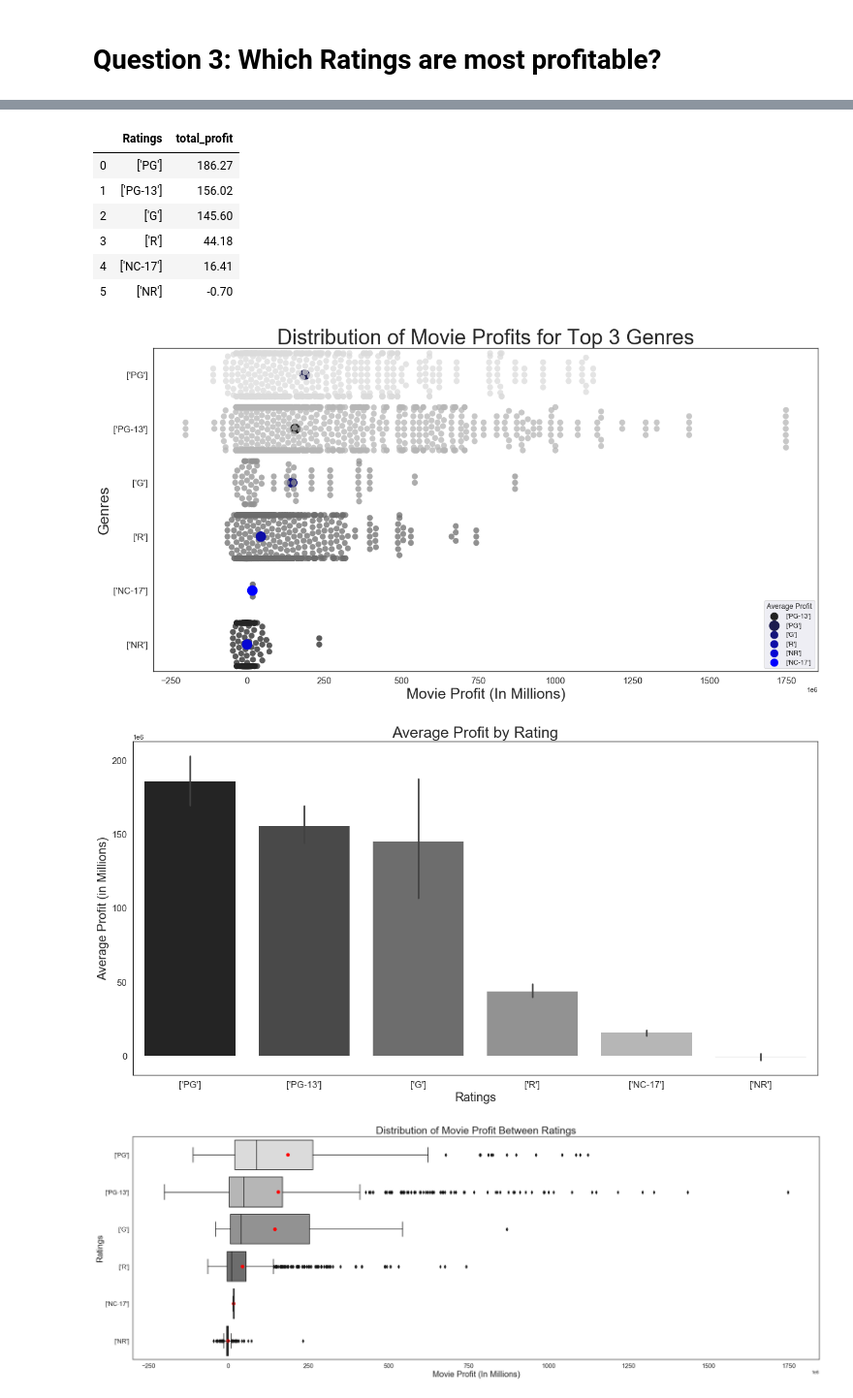
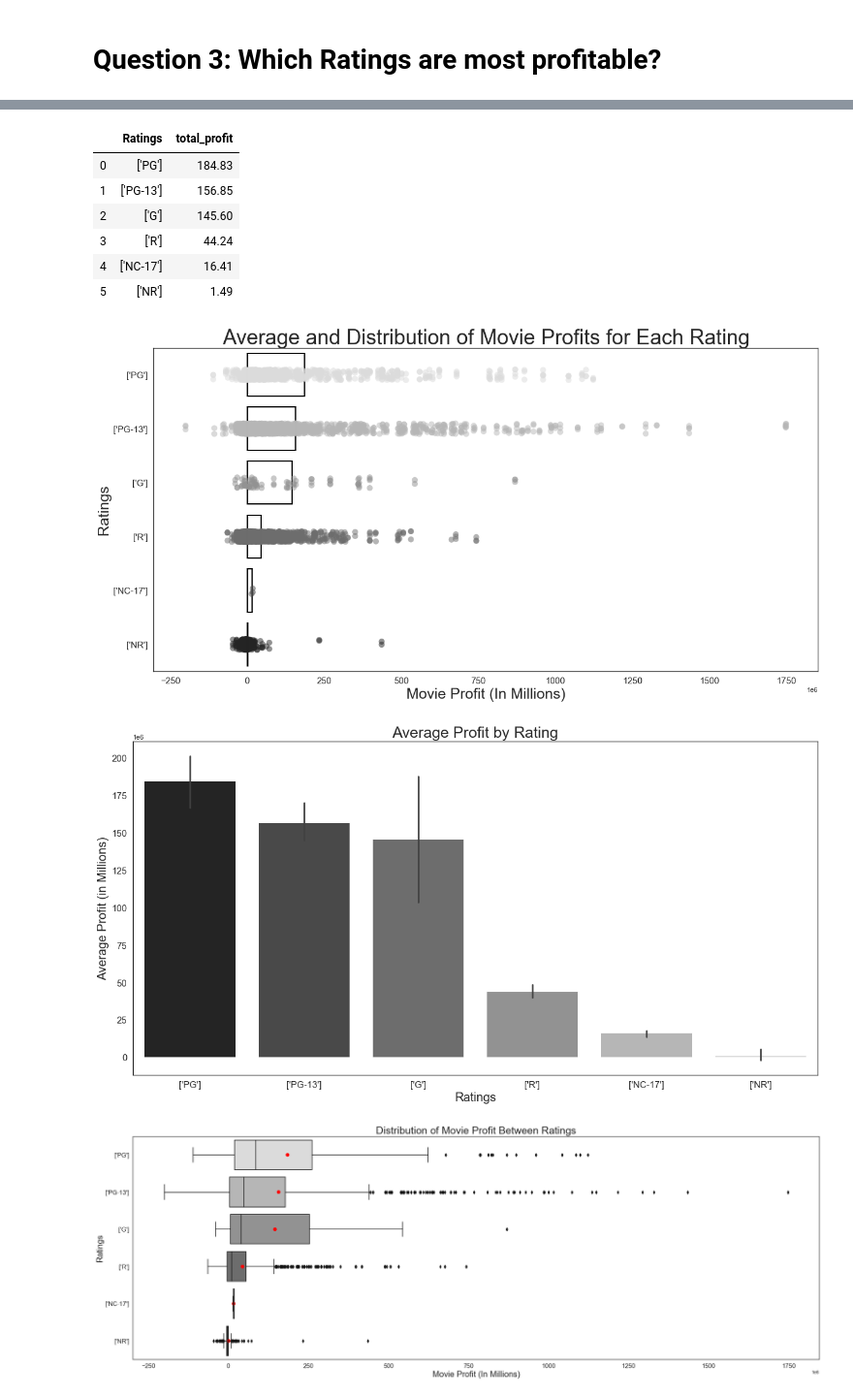
Before and after one commit to miriamsemmar/dsc-mod-1-project-v2-1-onl01-dtsc-pt-041320, a Jupyter notebook: student.ipynb, the cells around one changed output, grey strips where cells are left out. Shown: that part at 97% size. Drawn from its saved outputs; the diff is of its cells as text; code cells hidden in the pictures.

```diff
--- a/student.ipynb
+++ b/student.ipynb
@@ -1320,3 +1026,7 @@ See the caveats in the documentation: http://pandas.pydata.org/pandas-docs/stabl
+# %%
+#Re-naming the dataframe we create earlier as the same exact CSV
+
+Explode_genres = pd.read_csv("Explode_genres.csv")
 # %%
 Explode_genres.head()
 # %% [output]
@@ -1449,33 +1159,32 @@ ratings_avg_profit.reset_index(inplace=True)
 ratings_avg_profit.head(10)
 # %% [output]
 |  | Ratings | total_profit |
-| 0 | ['PG'] | 186.27 |
-| 1 | ['PG-13'] | 156.02 |
+| 0 | ['PG'] | 184.83 |
+| 1 | ['PG-13'] | 156.85 |
 | 2 | ['G'] | 145.60 |
-| 3 | ['R'] | 44.18 |
+| 3 | ['R'] | 44.24 |
 | 4 | ['NC-17'] | 16.41 |
-| 5 | ['NR'] | -0.70 |
+| 5 | ['NR'] | 1.49 |
 # %%
 #plotting distribution of ratings
 
+order = ["['PG']","['PG-13']","['G']","['R']","['NC-17']","['NR']"]
+
 sns.set_style("white")
 f, ax = plt.subplots(figsize=(20, 10))
-mean = sns.pointplot(y='Ratings',x='total_profit',data=Explode_genres,orient='h',linestyles = 'None', scale=2,
-                     ci=None,color='blue',markers = 'o',hue='Ratings',
-                     order=["['PG']","['PG-13']","['G']","['R']","['NC-17']","['NR']"],label='mean')
-distro = sns.swarmplot(y='Ratings',x='total_profit',data=Explode_genres,orient='h',palette="gray_r",size=10,
-                       alpha=0.75,order=["['PG']","['PG-13']","['G']","['R']","['NC-17']","['NR']"])
+mean = sns.barplot(y='Ratings',x='total_profit',data=Explode_genres,orient='h',ci=None,fill=False,order=order,zorder=0,edgecolor='black',linewidth=2)
+distro = sns.stripplot(y='Ratings',x='total_profit',data=Explode_genres,orient='h',palette = 'gray_r',size=10,alpha=0.5,order=order,zorder=1)
+
 sns.set(font="Helvetica")
-plt.legend(title='Average Profit',loc=4)
-plt.ylabel('Genres',fontsize=25)
-plt.title('Distribution of Movie Profits for Top 3 Genres',fontsize=35)
+plt.ylabel('Ratings',fontsize=25)
+plt.title('Average and Distribution of Movie Profits for Each Rating',fontsize=35)
 plt.xlabel('Movie Profit (In Millions)',fontsize=25)
 plt.xticks(fontsize=15)
 plt.yticks(fontsize=15)
 plt.ticklabel_format(style='sci',scilimits = (6,6), axis='x')
 plt.show()
 # %% [output]
-[figure, old version]
+[figure, new version]
 # %%
 #plotting average of ratings
 
@@ -1490,7 +1199,7 @@ plt.xticks(fontsize=15)
 plt.yticks(fontsize=15)
 plt.show()
 # %% [output]
-[figure, old version]
+[figure, new version]
 # %%
 #plotting distribution of ratings. Boxplot is more detailed than we need.
 
```
Also changed, not shown: parts of 112 cells of this notebook, 23 other files.
